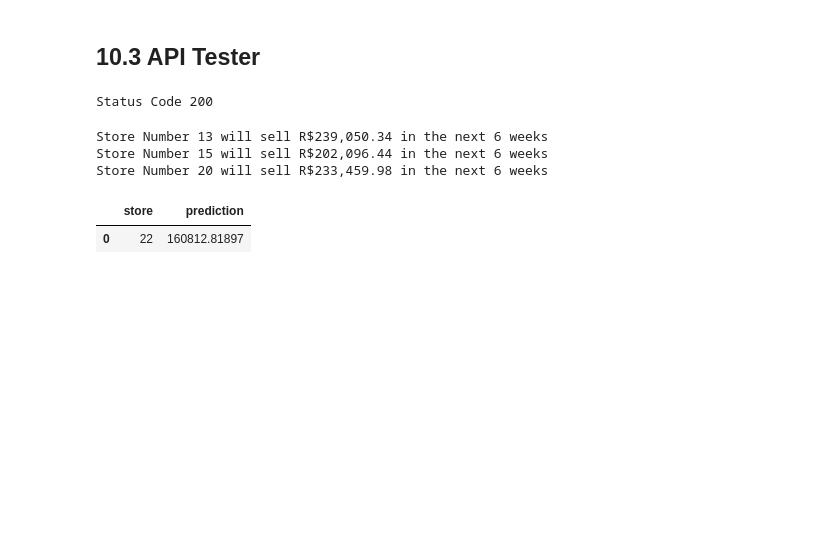
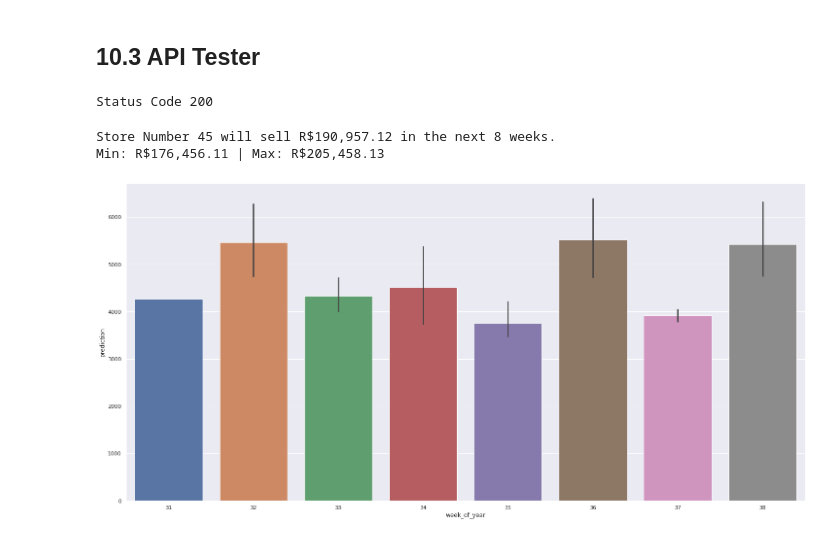
Before and after one commit to samuel-guedes/DataScience_em_Producao, a Jupyter notebook: notebooks/10_Store_Sales_Prediction.ipynb, the cells around one changed output. Saved outputs shown, nothing was run; the diff lists cells and outputs as text; code cells hidden in the pictures; blank space fills up the shorter version.

```diff
--- a/notebooks/10_Store_Sales_Prediction.ipynb
+++ b/notebooks/10_Store_Sales_Prediction.ipynb
@@ -1621,7 +1623,7 @@ df10 = pd.read_csv( '~/repos/DataScience_em_Producao/dataset/test.csv' )
 df_test = pd.merge( df10, df_store_raw, how='left', on='Store')
 
 # choose store for prediction
-df_test = df_test[ df_test['Store'].isin([13, 15, 20])]
+df_test = df_test[ df_test['Store'].isin([45])]
 
 # remove closed days
 df_test = df_test[ df_test['Open'] != 0 ]
@@ -1647,16 +1649,24 @@ d1 = pd.DataFrame( r.json(), columns=r.json()[0].keys() )
 # %%
 d2 = d1[['store','prediction']].groupby('store').sum().reset_index()
 
+aux = pd.read_csv('~/repos/DataScience_em_Producao/dataset/Model_Performance.csv')
+aux = aux[['store','MAPE']]
+
+d3 = d1[ ['store', 'week_of_year', 'prediction'] ]
+d3 = pd.merge(d3, aux , how = 'left', on='store')
+d3['worst_case'] = d3['prediction']*(1-d3['MAPE'])
+d3['best_case'] = d3['prediction']*(1+d3['MAPE'])
+
+d4 = d3[['store','worst_case','best_case']].groupby('store').sum().reset_index()
+
+
 for i in range( len( d2 ) ):
-    print( 'Store Number {} will sell R${:,.2f} in the next 6 weeks'.format(
-            d2.loc[i, 'store'],
-            d2.loc[i, 'prediction'] ) )
+    print( 'Store Number {} will sell R${:,.2f} in the next 8 weeks.\n'.format(d2.loc[i, 'store'], d2.loc[i, 'prediction'] ) +
+    'Min: R${:,.2f} | Max: R${:,.2f}'.format(d4.loc[i,'worst_case'], d4.loc[i, 'best_case']) )
+
+graph = sns.barplot(data = d3,  x ='week_of_year', y = 'prediction')
+plt.savefig('graph.png')
 # %% [output]
-Store Number 13 will sell R$239,050.34 in the next 6 weeks
-Store Number 15 will sell R$202,096.44 in the next 6 weeks
-Store Number 20 will sell R$233,459.98 in the next 6 weeks
+Store Number 45 will sell R$190,957.12 in the next 8 weeks.
+Min: R$176,456.11 | Max: R$205,458.13
+[figure, added]
-# %%
-d2
-# %% [output]
-|  | store | prediction |
-| 0 | 22 | 160812.81897 |
```
Also changed, not shown: parts of 3 cells of this notebook.
